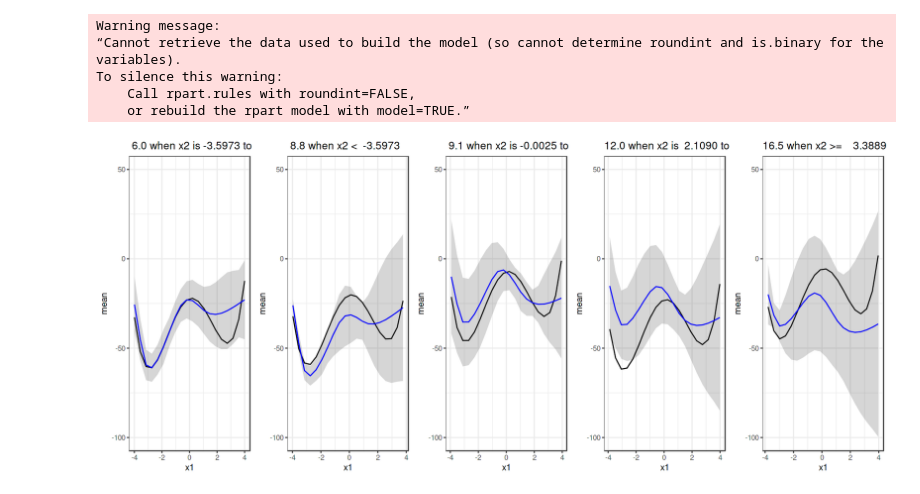
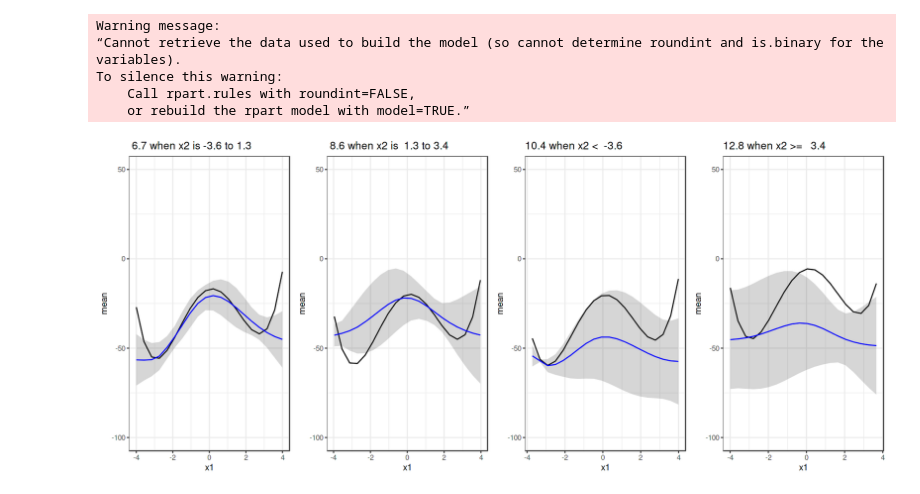
Before and after one commit to slds-lmu/paper_2021_xautoml, a Jupyter notebook: notebooks/synthetic_functions_hypotheses.ipynb, the cells around one changed output. Saved outputs shown, nothing was run; the diff lists cells and outputs as text; code cells hidden in the pictures.

```diff
--- a/notebooks/synthetic_functions_hypotheses.ipynb
+++ b/notebooks/synthetic_functions_hypotheses.ipynb
@@ -128,4 +139,6 @@ types = get_types_of_runs(runs)
 models = extract_models(runs)
 names(models) = types
 opdf = concatenate_runs(runs)
+
+opdf$type = factor(opdf$type, levels = c("LHS","MBO_10","MBO_2", "MBO_1", "MBO_0.1"), labels = c("LHS","MBO_10","MBO_2", "MBO_1", "MBO_0.1"))
 # %%
@@ -428,3 +443,6 @@ train_data_tree$se = pred$data$se
+# %%
+model_for_interpretation = "MBO_0.1"
+model = models[[model_for_interpretation]]
 # %%
 getParamSet(lrn_tree)
 # %% [output]
@@ -479,26 +493,26 @@ To silence this warning:
 # %%
 options(repr.plot.width = 14, repr.plot.height = 6)
 
 pdd = predict(mod$learner.model)
 
 
 sub_pdps = lapply(rownames(rules), function(node) {
     # First, get the value of that node
     yval = mod$learner.model$frame[node, ]$yval
 
     # Filter for those points where we have this predictions
     idx = which(pdd == yval)
     train_data_sub = train_data_tree[idx, ]
 
     gt_sub = marginal_effect(obj, "x1", train_data_sub)
-    pd_sub = conditional_mean_sd(model = model, feature = "x1", data = train_data_sub, method = "pdp_cond")
+    pd_sub = conditional_mean_sdmarginal_effect_sd_over_mean(model = model, feature = "x1", data = train_data_sub, method = "pdp_var_gp")
 
     p = ggplot(data = gt_sub, aes(x = x1, y = mean)) + geom_line()
     p = p + geom_ribbon(data = pd_sub, aes(x = x1, ymin = mean - 2 * sd, ymax = mean + 2 * sd), alpha = 0.2)
     p = p + geom_line(data = pd_sub, aes(x = x1, y = mean), colour = "blue") + ggtitle(do.call(paste, rules[node, ]))
     p + ylim(c(-100, 50))
 })
 
 do.call(grid.arrange, c(sub_pdps, nrow = 1))
 # %% [output]
-[figure, old version]
+[figure, new version]
```
Also changed, not shown: parts of 23 cells of this notebook, 2 other files.
